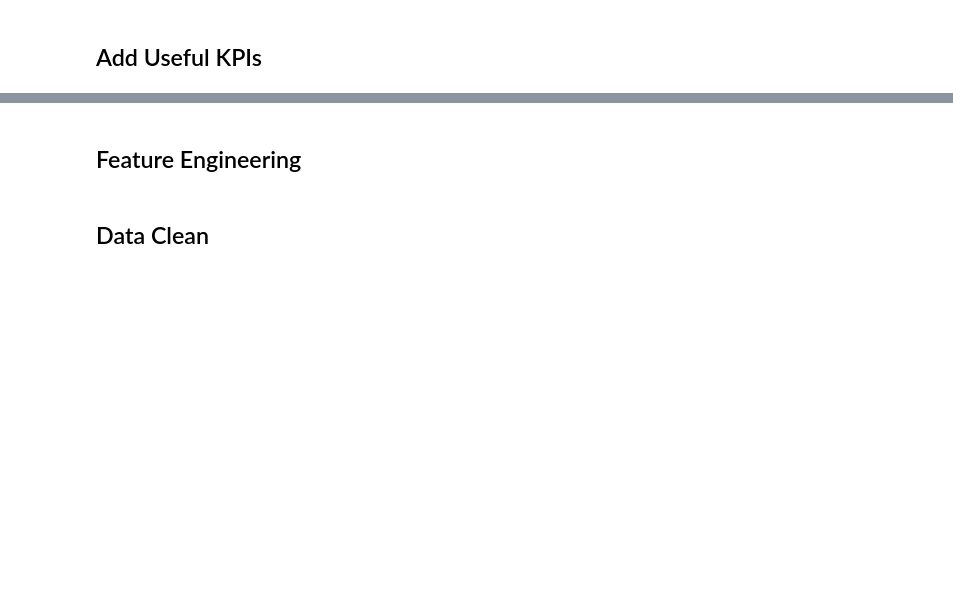
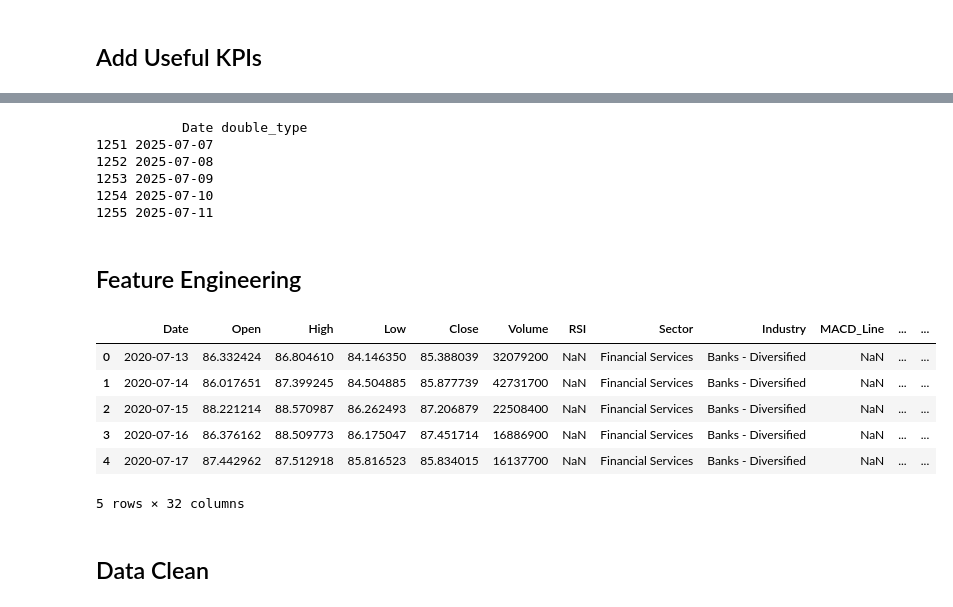
Before and after one commit to rahiljain23/Stock_Screener, a Jupyter notebook: Stocks_Screener.ipynb, the cells around one changed output, grey strips where cells are left out. Saved outputs shown, nothing was run; the diff lists cells and outputs as text; code cells hidden in the pictures; blank space fills up the shorter version.

```diff
--- a/Stocks_Screener.ipynb
+++ b/Stocks_Screener.ipynb
@@ -85,5 +100,36 @@ Data.reset_index(inplace=True)
+# %%
+from chart_patterns.chart_patterns.doubles import find_doubles_pattern
+Data = find_doubles_pattern(Data, double="tops")
+Data = find_doubles_pattern(Data, double="bottoms")
+
+print(Data[Data["double_type"].notna()][["Date", "double_type"]].tail())
+# %% [output]
+           Date double_type
+1251 2025-07-07
+1252 2025-07-08
+1253 2025-07-09
+1254 2025-07-10
+1255 2025-07-11
 # %% [markdown]
 ## Feature Engineering
+# %%
+# Rename lowercase columns back to original
+Data.rename(columns={
+    'open': 'Open',
+    'high': 'High',
+    'low': 'Low',
+    'close': 'Close',
+    'volume': 'Volume'
+}, inplace=True)
+Data.head()
+# %% [output]
+|  | Date | Open | High | Low | Close | Volume | RSI | Sector | Industry | MACD_Line | ... | ... |
+| 0 | 2020-07-13 | 86.332424 | 86.804610 | 84.146350 | 85.388039 | 32079200 | NaN | Financial Services | Banks - Diversified | NaN | ... | ... |
+| 1 | 2020-07-14 | 86.017651 | 87.399245 | 84.504885 | 85.877739 | 42731700 | NaN | Financial Services | Banks - Diversified | NaN | ... | ... |
+| 2 | 2020-07-15 | 88.221214 | 88.570987 | 86.262493 | 87.206879 | 22508400 | NaN | Financial Services | Banks - Diversified | NaN | ... | ... |
+| 3 | 2020-07-16 | 86.376162 | 88.509773 | 86.175047 | 87.451714 | 16886900 | NaN | Financial Services | Banks - Diversified | NaN | ... | ... |
+| 4 | 2020-07-17 | 87.442962 | 87.512918 | 85.816523 | 85.834015 | 16137700 | NaN | Financial Services | Banks - Diversified | NaN | ... | ... |
+5 rows × 32 columns
 # %%
 Data['Volume1']=Data['Volume'].shift(1)
 Data['Volume_Inc']=(Data['Volume']-Data['Volume1'])/Data['Volume1']
```
Also changed, not shown: parts of 6 cells of this notebook, 3 other files.
